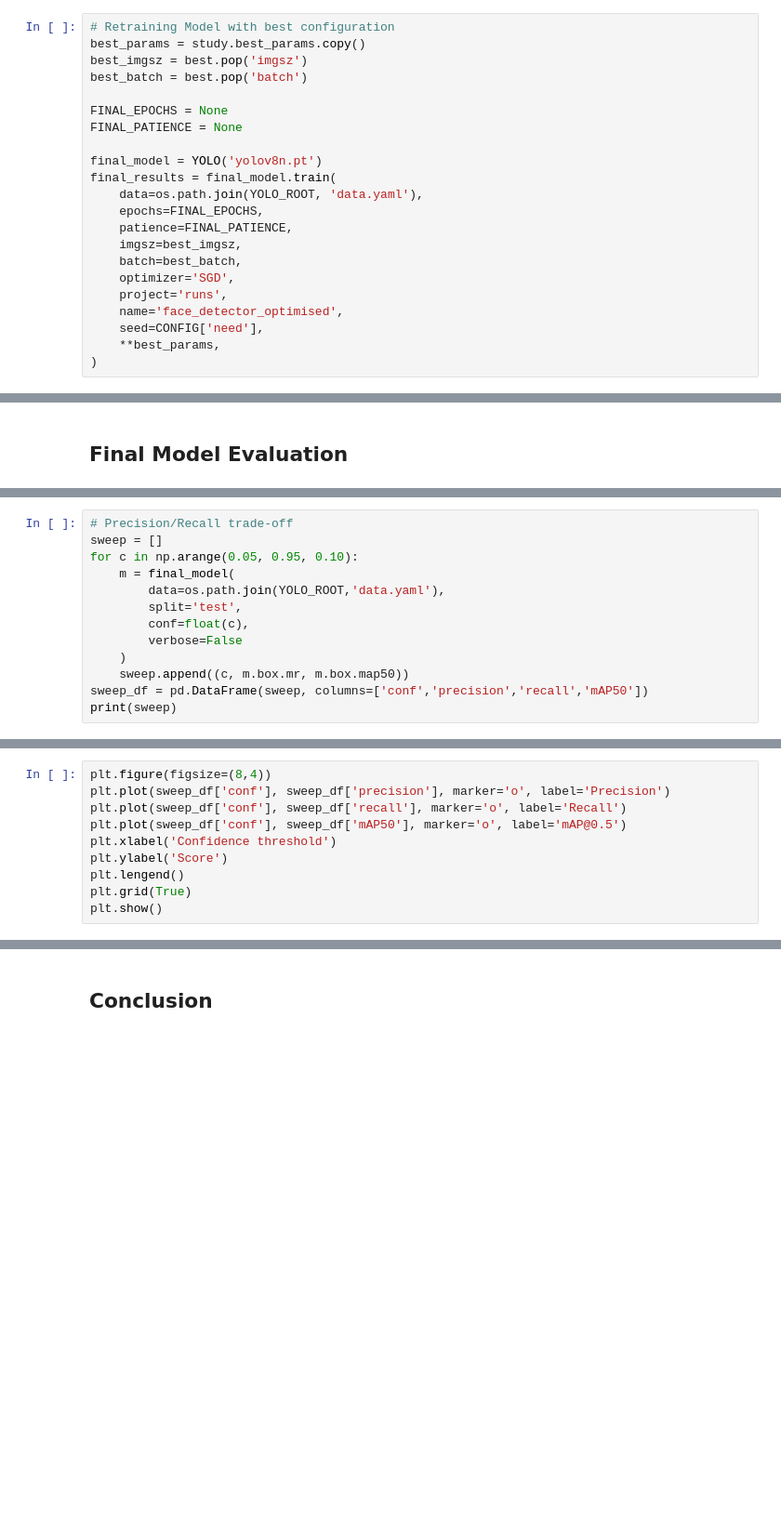
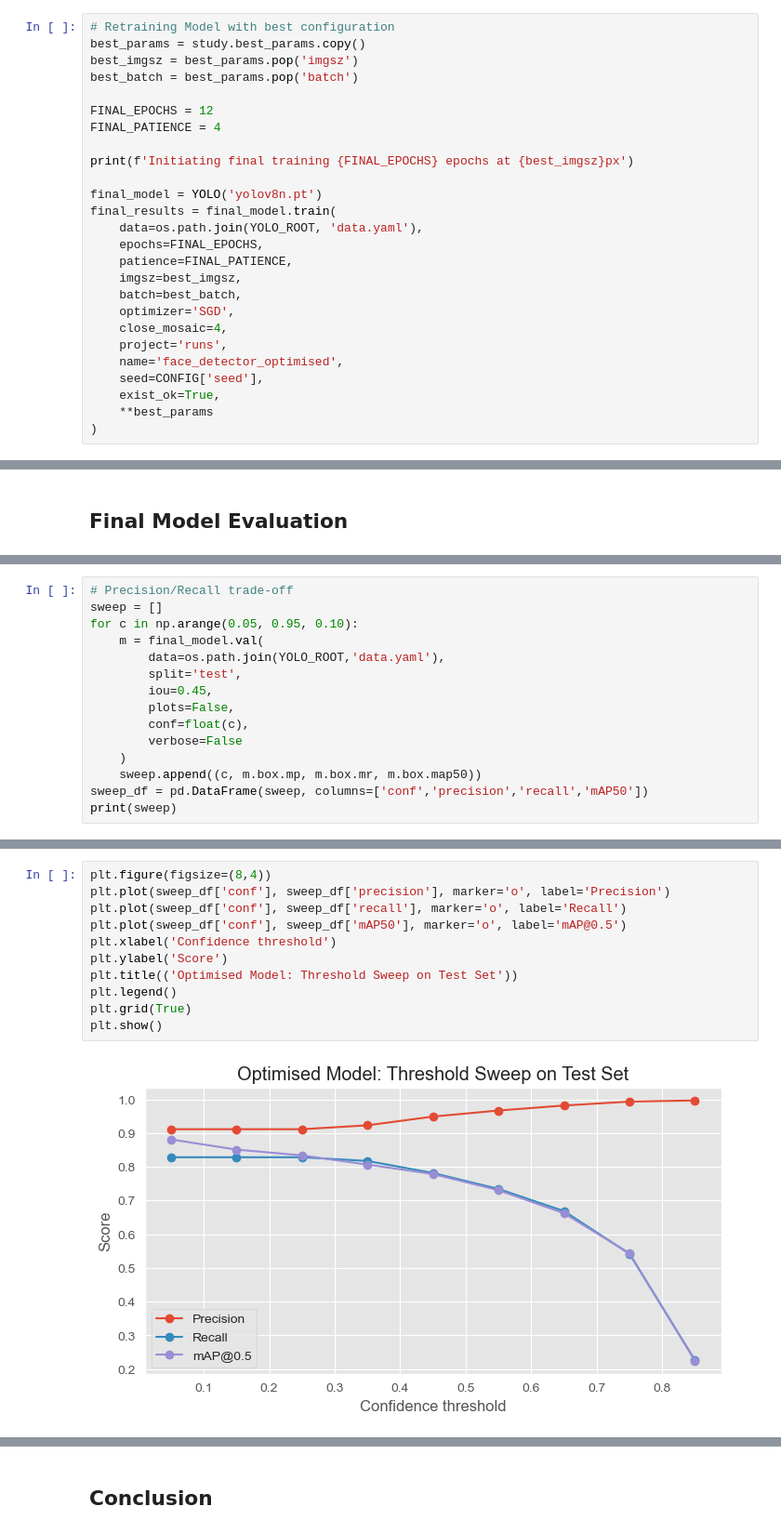
Before and after one commit to JoseLubota/FacialRecognitionWithCNN, a Jupyter notebook: facial_recognition_with_cnn.ipynb, the cells around one changed output, grey strips where cells are left out. Shown at 93% size. Drawn from its saved outputs; the diff is of its cells as text; blank space fills up the shorter version.

```diff
--- a/facial_recognition_with_cnn.ipynb
+++ b/facial_recognition_with_cnn.ipynb
@@ -1091,11 +1091,13 @@ print(open('best_params.json').read())
 # %%
 # Retraining Model with best configuration
 best_params = study.best_params.copy()
-best_imgsz = best.pop('imgsz')
-best_batch = best.pop('batch')
+best_imgsz = best_params.pop('imgsz')
+best_batch = best_params.pop('batch')
 
-FINAL_EPOCHS = None
-FINAL_PATIENCE = None
+FINAL_EPOCHS = 12
+FINAL_PATIENCE = 4
+
+print(f'Initiating final training {FINAL_EPOCHS} epochs at {best_imgsz}px')
 
 final_model = YOLO('yolov8n.pt')
 final_results = final_model.train(
@@ -1105,8 +1107,10 @@ final_results = final_model.train(
     imgsz=best_imgsz,
     batch=best_batch,
     optimizer='SGD',
+    close_mosaic=4,
     project='runs',
     name='face_detector_optimised',
-    seed=CONFIG['need'],
-    **best_params,
+    seed=CONFIG['seed'],
+    exist_ok=True,
+    **best_params
 )
@@ -1170,12 +1207,14 @@ print(f'Inference FPS :  {fps:.1f}')
 # Precision/Recall trade-off
 sweep = []
 for c in np.arange(0.05, 0.95, 0.10):
-    m = final_model(
+    m = final_model.val(
         data=os.path.join(YOLO_ROOT,'data.yaml'),
         split='test',
+        iou=0.45,
+        plots=False,
         conf=float(c),
         verbose=False
     )
-    sweep.append((c, m.box.mr, m.box.map50))
+    sweep.append((c, m.box.mp, m.box.mr, m.box.map50))
 sweep_df = pd.DataFrame(sweep, columns=['conf','precision','recall','mAP50'])
 print(sweep)
@@ -1182,11 +1239,14 @@ print(sweep)
 # %%
 plt.figure(figsize=(8,4))
 plt.plot(sweep_df['conf'], sweep_df['precision'], marker='o', label='Precision')
 plt.plot(sweep_df['conf'], sweep_df['recall'], marker='o', label='Recall')
 plt.plot(sweep_df['conf'], sweep_df['mAP50'], marker='o', label='mAP@0.5')
 plt.xlabel('Confidence threshold')
 plt.ylabel('Score')
-plt.lengend()
+plt.title(('Optimised Model: Threshold Sweep on Test Set'))
+plt.legend()
 plt.grid(True)
 plt.show()
+# %% [output]
+[figure, added]
 # %%
```
Also changed, not shown: parts of 7 cells of this notebook, 36 other files.
